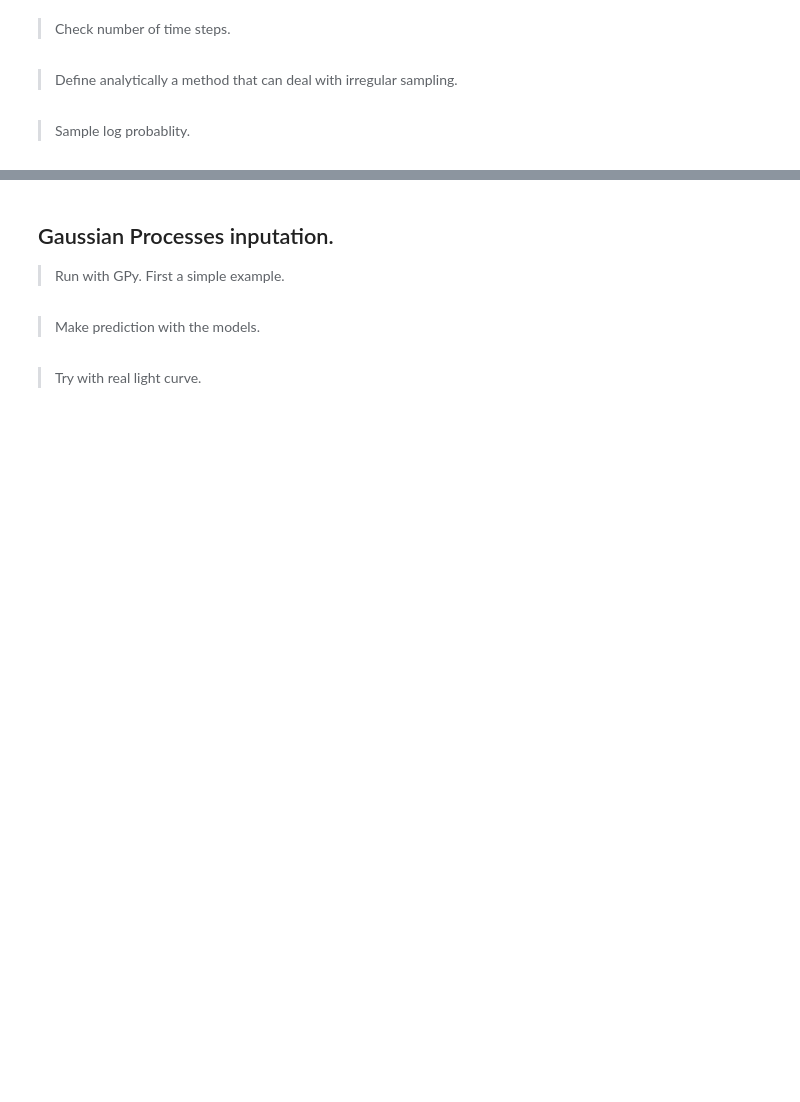
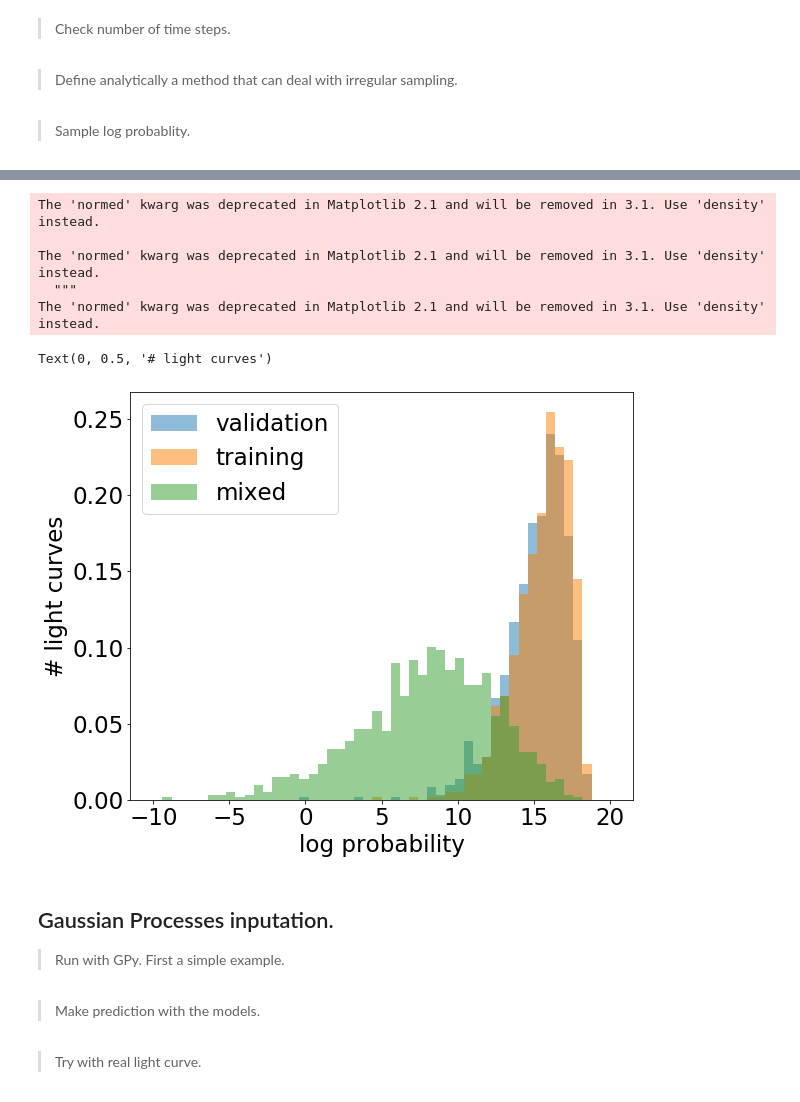
Before and after one commit to tingyuansen/IMLE_on_Galaxy_Images, a Jupyter notebook: AGN_Doublets.ipynb, the cells around one changed output, grey strips where cells are left out. Cells and saved outputs as stored; diff of their text form; code cells hidden in the pictures; blank space fills up the shorter version.

```diff
--- a/AGN_Doublets.ipynb
+++ b/AGN_Doublets.ipynb
@@ -750,17 +789,25 @@ print(log_prob_x)
 # %%
 temp = np.load("../real_nvp_results_light_curve_validation_dense.npz")
-plt.hist(temp["log_prob_x"], bins=50, label="validation", alpha=0.5, range=[-50,30], normed=True);
+plt.hist(temp["log_prob_x"], bins=50, label="validation", alpha=0.5, range=[-10,20], normed=True);
 
 temp = np.load("../real_nvp_results_light_curve_normal_dense.npz")
-plt.hist(temp["log_prob_x"], bins=50, label="training", alpha=0.5, range=[-50,30], normed=True);
+plt.hist(temp["log_prob_x"], bins=50, label="training", alpha=0.5, range=[-10,20], normed=True);
 
 temp = np.load("../real_nvp_results_light_curve_mixed_dense.npz")
-plt.hist(temp["log_prob_x"], bins=50, label="mixed", alpha=0.5, range=[-50,30], normed=True);
+plt.hist(temp["log_prob_x"], bins=50, label="mixed", alpha=0.5, range=[-10,20], normed=True);
 
 plt.legend()
 
 plt.xlabel("log probability")
 plt.ylabel("# light curves")
+# %% [output]
+The 'normed' kwarg was deprecated in Matplotlib 2.1 and will be removed in 3.1. Use 'density' instead.
+
+The 'normed' kwarg was deprecated in Matplotlib 2.1 and will be removed in 3.1. Use 'density' instead.
+  """
+The 'normed' kwarg was deprecated in Matplotlib 2.1 and will be removed in 3.1. Use 'density' instead.
+Text(0, 0.5, '# light curves')
+[figure, added]
 # %% [markdown]
 ## Gaussian Processes inputation.
 
```
Also changed, not shown: parts of 3 cells of this notebook, 1 other file.
